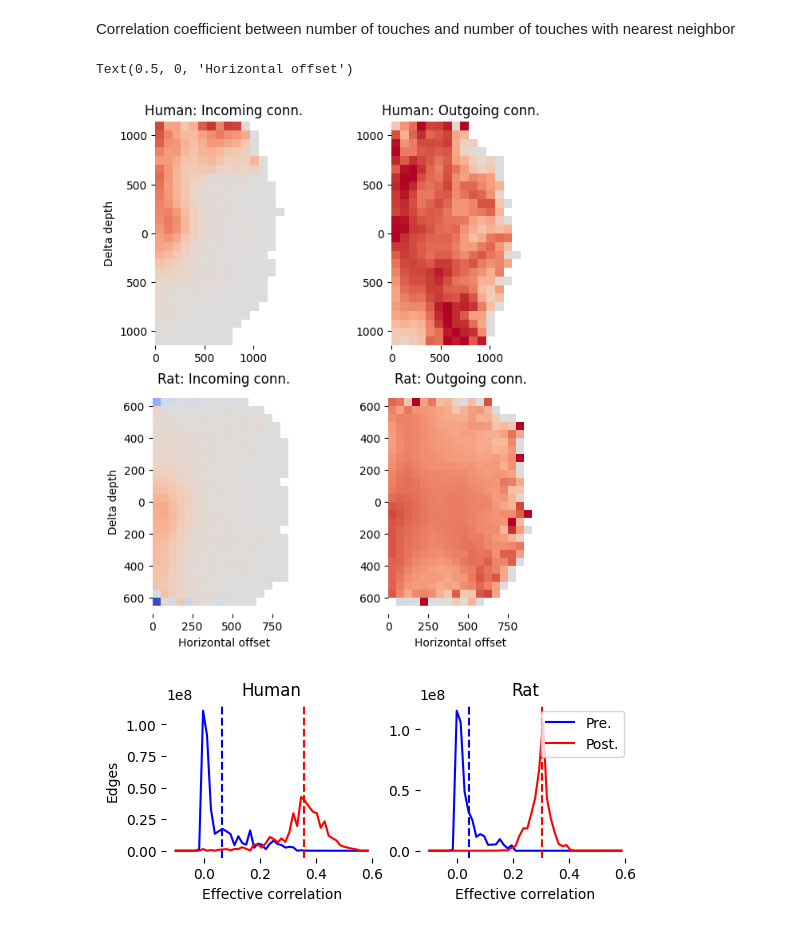
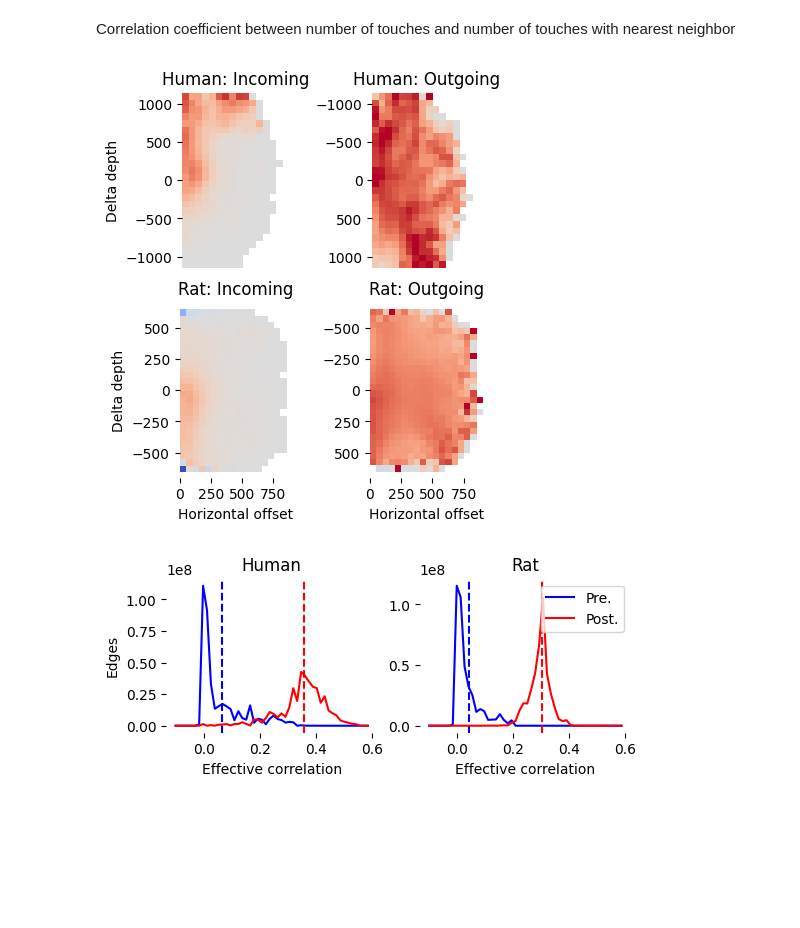
Before and after one commit to MWolfR/individual_morphology_effect, a Jupyter notebook: Plot connectivity higher order sources.ipynb, the cells around one changed output. Saved outputs shown, nothing was run; the diff lists cells and outputs as text; code cells hidden in the pictures; blank space fills up the shorter version.

```diff
--- a/Plot connectivity higher order sources.ipynb
+++ b/Plot connectivity higher order sources.ipynb
@@ -52,44 +52,43 @@ def make_extent(df):
              df.index[-1] + delta_y/2, df.index[0] - delta_y/2]
     return extent
 
-fig = plt.figure(figsize=(7, 8))
+fig = plt.figure(figsize=(4.5, 5))
 
 ax = fig.add_subplot(2, 2, 1)
 img = cc_human_pre.sort_index().unstack("xz")
 ax.imshow(img, extent=make_extent(img), clim=clim, cmap=cmap)
 ax.set_ylim(sorted(ax.get_ylim()))
 ax.set_frame_on(False)
-ax.set_yticklabels(numpy.abs(ax.get_yticks()).astype(int))
-ax.set_title("Human: Incoming conn.")
+ax.set_xticks([])
+ax.set_title("Human: Incoming")
 ax.set_ylabel("Delta depth")
 
 ax = fig.add_subplot(2, 2, 2)
 img = cc_human_post.sort_index().unstack("xz")
 ax.imshow(img, extent=make_extent(img), clim=clim, cmap=cmap)
 ax.set_frame_on(False)
-ax.set_yticklabels(numpy.abs(ax.get_yticks()).astype(int))
-ax.set_title("Human: Outgoing conn.")
+ax.set_xticks([])
+ax.set_title("Human: Outgoing")
 
 ax = fig.add_subplot(2, 2, 3)
 img = cc_rat_pre.sort_index().unstack("xz")
 ax.imshow(img, extent=make_extent(img), clim=clim, cmap=cmap)
 ax.set_ylim(sorted(ax.get_ylim()))
 ax.set_frame_on(False)
-ax.set_yticklabels(numpy.abs(ax.get_yticks()).astype(int))
-ax.set_title("Rat: Incoming conn.")
+ax.set_title("Rat: Incoming")
 ax.set_ylabel("Delta depth")
 ax.set_xlabel("Horizontal offset")
 
 ax = fig.add_subplot(2, 2, 4)
 img = cc_rat_post.sort_index().unstack("xz")
 ax.imshow(img, extent=make_extent(img), clim=clim, cmap=cmap)
 ax.set_frame_on(False)
-ax.set_yticklabels(numpy.abs(ax.get_yticks()).astype(int))
-ax.set_title("Rat: Outgoing conn.")
+ax.set_title("Rat: Outgoing")
 ax.set_xlabel("Horizontal offset")
+
+fig.savefig("cmp_touch_count_correlations_with_nn.pdf")
 # %% [output]
-Text(0.5, 0, 'Horizontal offset')
-[figure, old version]
+[figure, new version]
 # %%
 bins = numpy.linspace(-0.1, 0.6, 51)
 fig = plt.figure(figsize=(6, 2))
```
Also changed, not shown: parts of 6 cells of this notebook, 19 other files.
